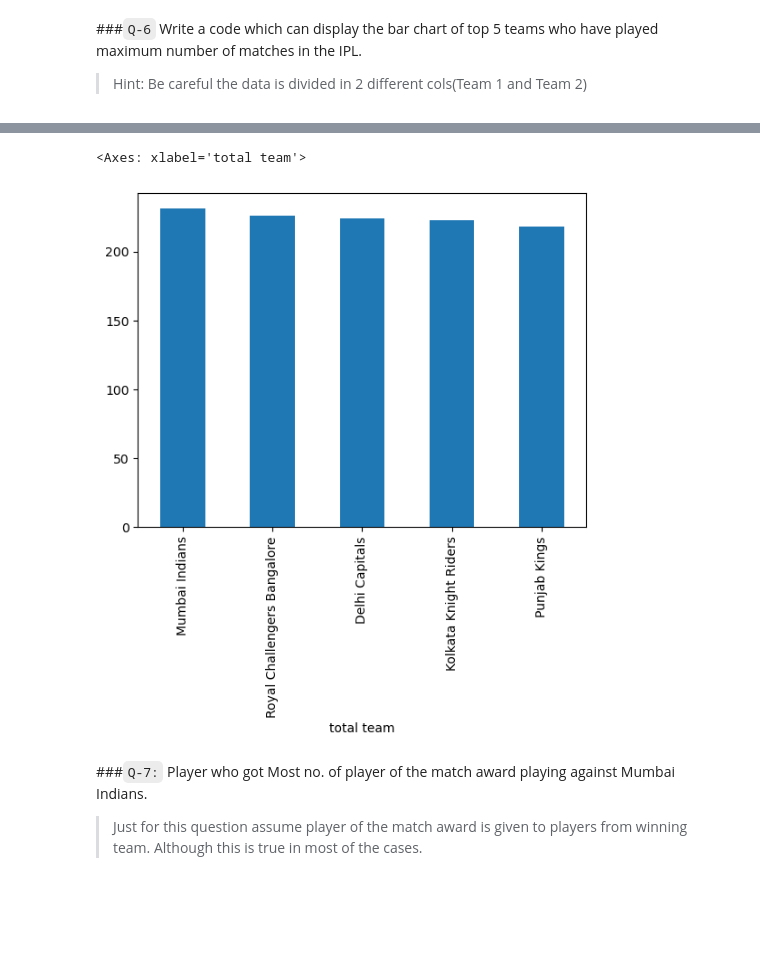
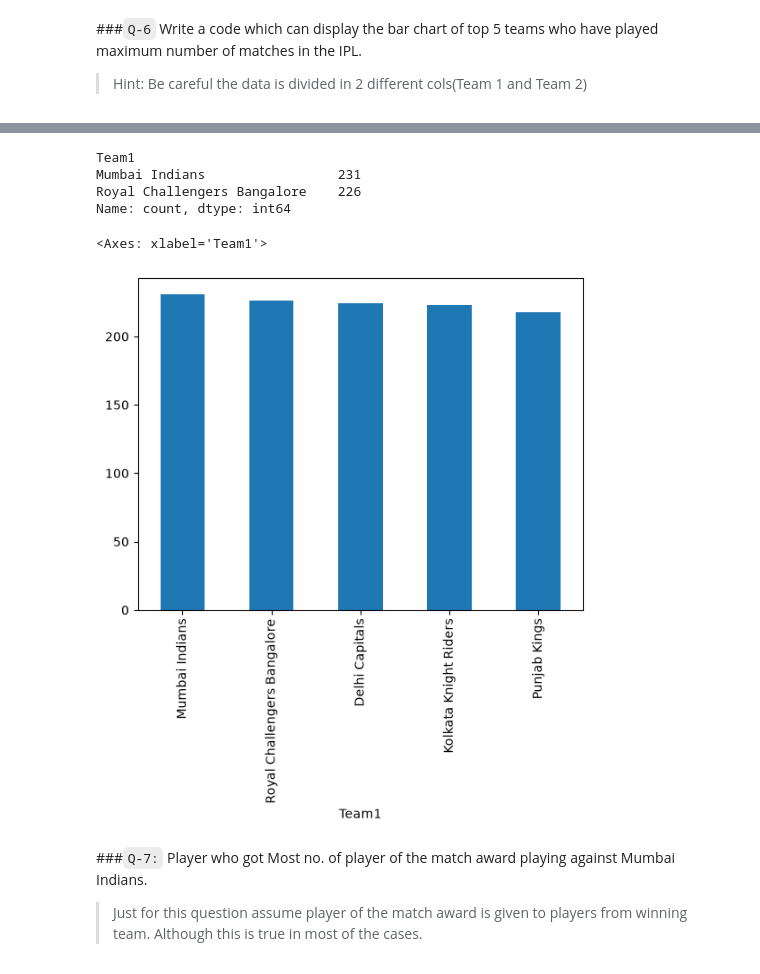
Before and after one commit to manishkumarmj/100_days_ml, a Jupyter notebook: Data visualization/pandas/session_17/session_17_tasks.ipynb, the cells around one changed output, grey strips where cells are left out. Drawn from its saved outputs; the diff is of its cells as text; code cells hidden in the pictures; blank space fills up the shorter version.

```diff
--- a/Data visualization/pandas/session_17/session_17_tasks.ipynb
+++ b/Data visualization/pandas/session_17/session_17_tasks.ipynb
@@ -251,12 +241,16 @@ ipl.shape
-# %%
-total_series = pd.Series(pd.concat([ipl['Team1'], ipl['Team2']], ignore_index=True), name='total team')
-total_series.value_counts()
-total_series.value_counts(ascending=False)
-total_series.value_counts(ascending=False).head(5)
-total_series.value_counts(ascending=False).head(5).plot(kind='bar')
-# %% [output]
-<Axes: xlabel='total team'>
-[figure, removed]
+# %%
+(ipl['Team1'].value_counts()+ipl["Team2"].value_counts()).sort_values(ascending=False).head(2)
+# %% [output]
+Team1
+Mumbai Indians                 231
+Royal Challengers Bangalore    226
+Name: count, dtype: int64
+# %%
+(ipl['Team1'].value_counts()+ipl["Team2"].value_counts()).sort_values(ascending=False).head().plot(kind='bar')
+#data['Team1'].value_counts()+data["Team2"].value_counts()
+# %% [output]
+<Axes: xlabel='Team1'>
+[figure, added]
 # %% [markdown]
 ###`Q-7:` Player who got Most no. of player of the match award playing against Mumbai Indians.
 > Just for this question assume player of the match award is given to players from winning team. Although this is true in most of the cases.
```
Also changed, not shown: parts of 40 cells of this notebook, 12 other files.
